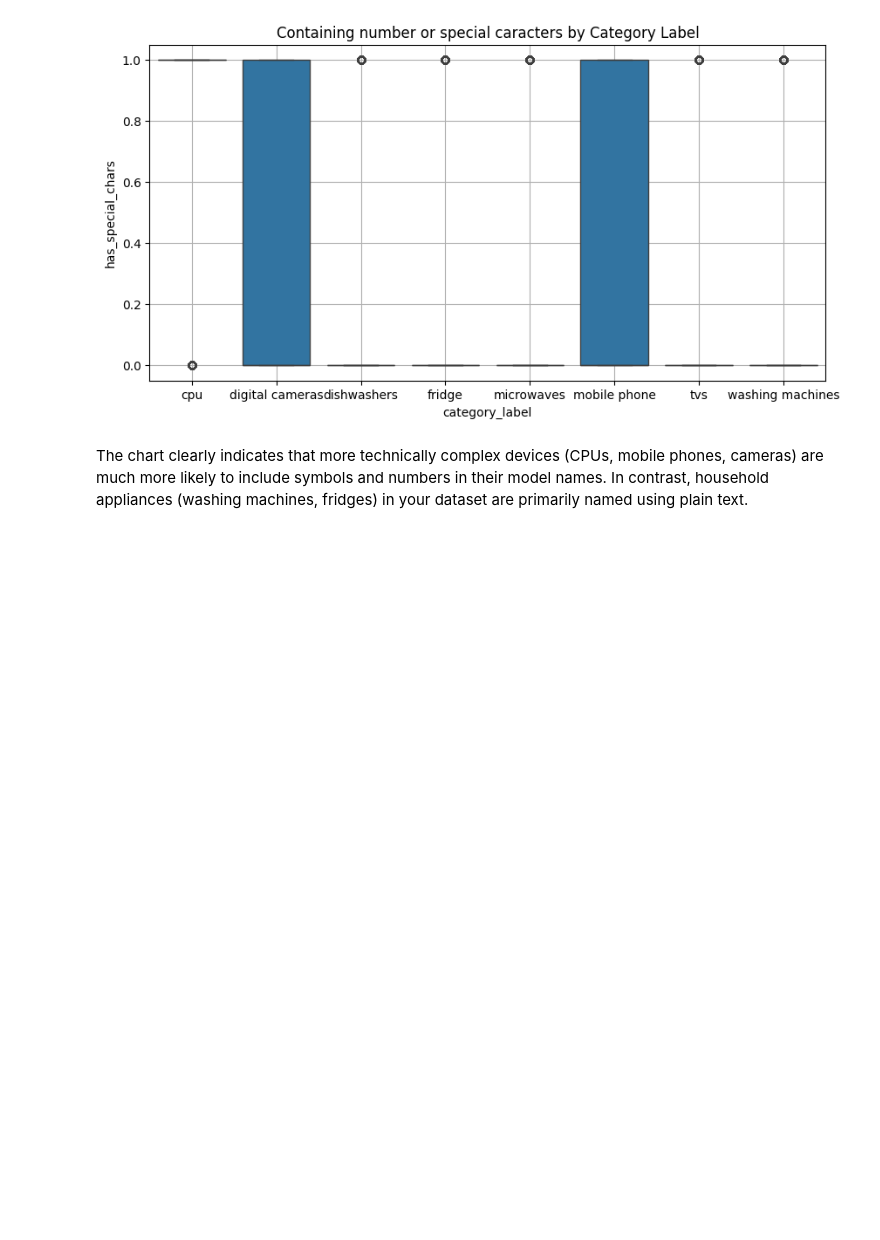
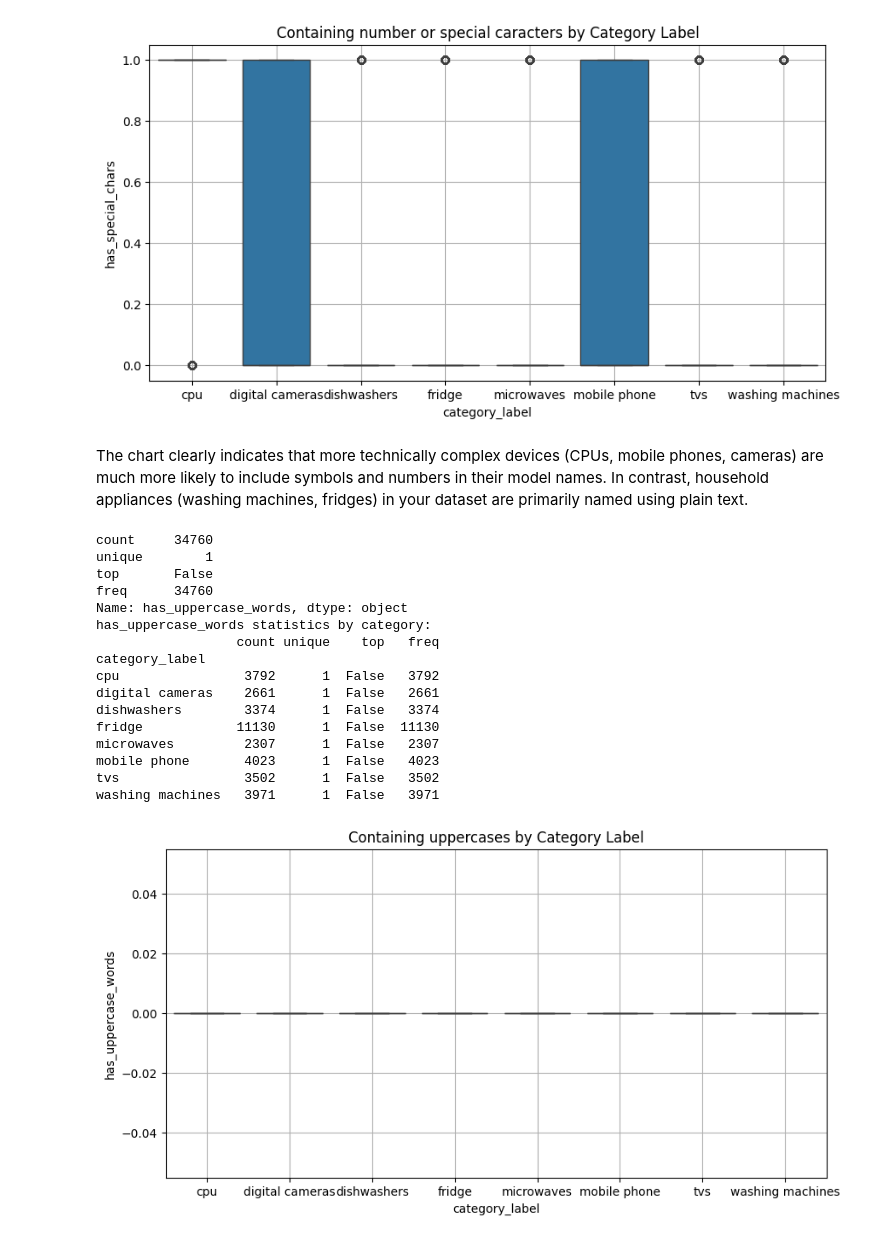
Before and after one commit to JelenaMaxVicovac/ml_final_task, a Jupyter notebook: notebook/Jelena_Maksimovic_Vicovac_final_task.ipynb, the cells around one changed output. Drawn from its saved outputs; the diff is of its cells as text; code cells hidden in the pictures; blank space fills up the shorter version.

Commit message:
Columns has_uppercase_words and max_word_length added

```diff
--- a/notebook/Jelena_Maksimovic_Vicovac_final_task.ipynb
+++ b/notebook/Jelena_Maksimovic_Vicovac_final_task.ipynb
@@ -356,3 +356,39 @@ washing machines   3971      2  False  3535
 [figure]
 # %% [markdown]
 The chart clearly indicates that more technically complex devices (CPUs, mobile phones, cameras) are much more likely to include symbols and numbers in their model names. In contrast, household appliances (washing machines, fridges) in your dataset are primarily named using plain text.
+# %%
+df['has_uppercase_words'] = df['product_title'].str.contains(r'\b[A-Z]{2,}\b', regex=True)
+
+# basic stats
+print(df['has_uppercase_words'].describe())
+
+# Group by category and describe has_uppercase_words
+print("has_uppercase_words statistics by category:")
+print(df.groupby('category_label', observed=False)['has_uppercase_words'].describe())
+
+# Visualization
+plt.figure(figsize=(10, 5))
+sns.boxplot(data=df, x='category_label', y='has_uppercase_words')
+plt.title("Containing uppercases by Category Label")
+plt.xlabel("category_label")
+plt.ylabel("has_uppercase_words")
+plt.grid(True)
+plt.show()
+# %% [output]
+count     34760
+unique        1
+top       False
+freq      34760
+Name: has_uppercase_words, dtype: object
+has_uppercase_words statistics by category:
+                  count unique    top   freq
+category_label
+cpu                3792      1  False   3792
+digital cameras    2661      1  False   2661
+dishwashers        3374      1  False   3374
+fridge            11130      1  False  11130
+microwaves         2307      1  False   2307
+mobile phone       4023      1  False   4023
+tvs                3502      1  False   3502
+washing machines   3971      1  False   3971
+[figure, added]
```
Also changed, not shown: parts of 5 cells of this notebook.
